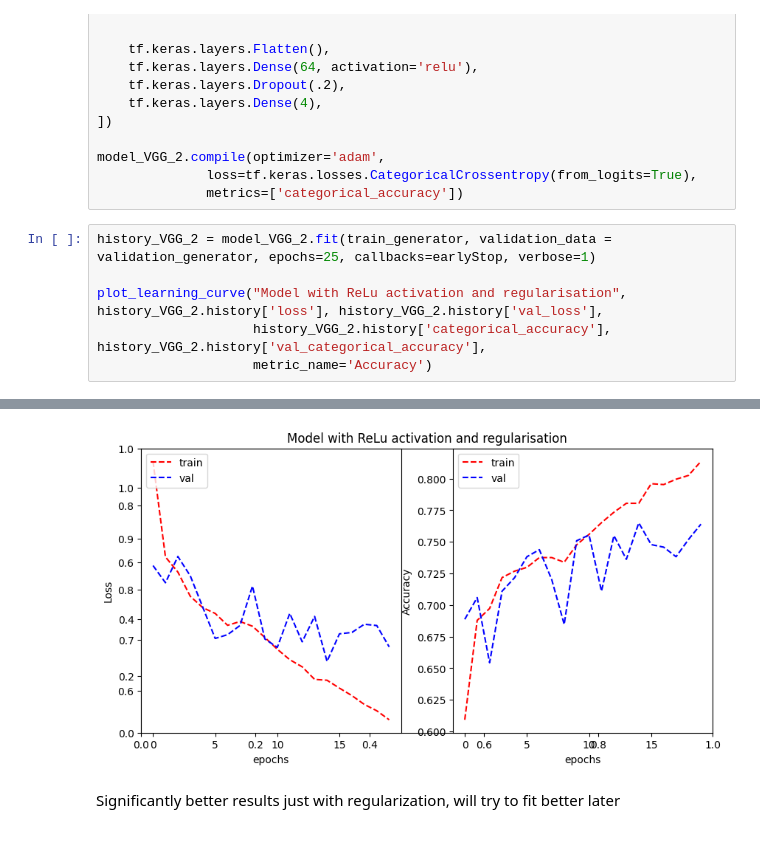
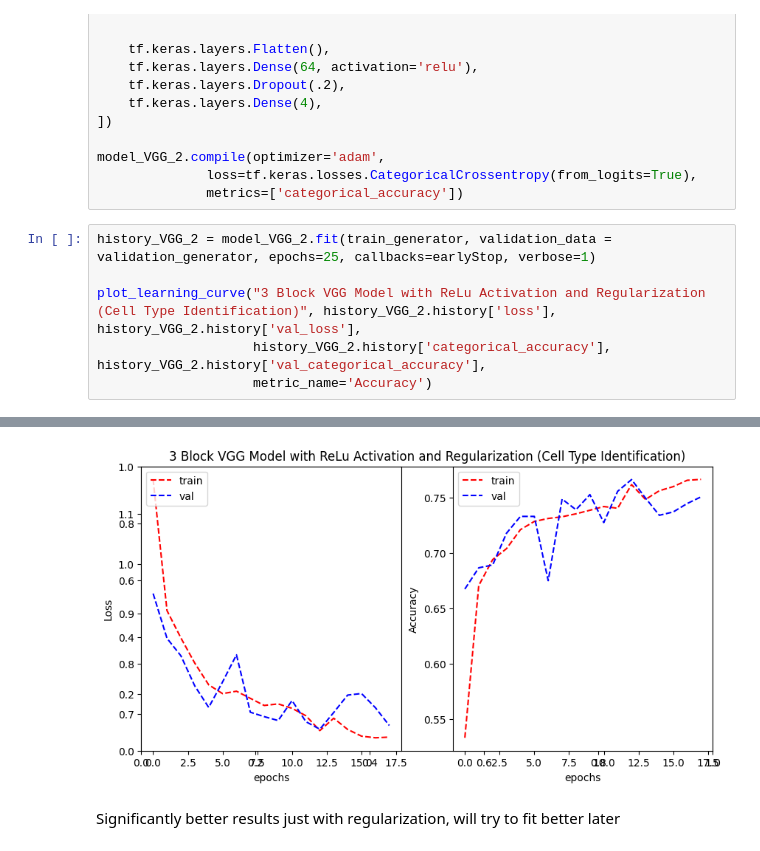
Before and after one commit to HarrisonOrosz/MLAssignment2, a Jupyter notebook: Assignment 2 Workbook.ipynb, the cells around one changed output, grey strips where cells are left out. Saved outputs shown, nothing was run; the diff lists cells and outputs as text.

```diff
--- a/Assignment 2 Workbook.ipynb
+++ b/Assignment 2 Workbook.ipynb
@@ -849,7 +863,7 @@ model_VGG_2.compile(optimizer='adam',
 # %%
 history_VGG_2 = model_VGG_2.fit(train_generator, validation_data = validation_generator, epochs=25, callbacks=earlyStop, verbose=1)
 
-plot_learning_curve("Model with ReLu activation and regularisation", history_VGG_2.history['loss'], history_VGG_2.history['val_loss'],
+plot_learning_curve("3 Block VGG Model with ReLu Activation and Regularization (Cell Type Identification)", history_VGG_2.history['loss'], history_VGG_2.history['val_loss'],
                     history_VGG_2.history['categorical_accuracy'], history_VGG_2.history['val_categorical_accuracy'],
                     metric_name='Accuracy')
 # %% [output]
@@ -873,4 +887,4 @@ Restoring model weights from the end of the best epoch: 15.
-[figure, old version]
+[figure, new version]
 # %% [markdown]
 Significantly better results just with regularization, will try to fit better later
 # %%
```
Also changed, not shown: parts of 24 cells of this notebook, 1 other file.
